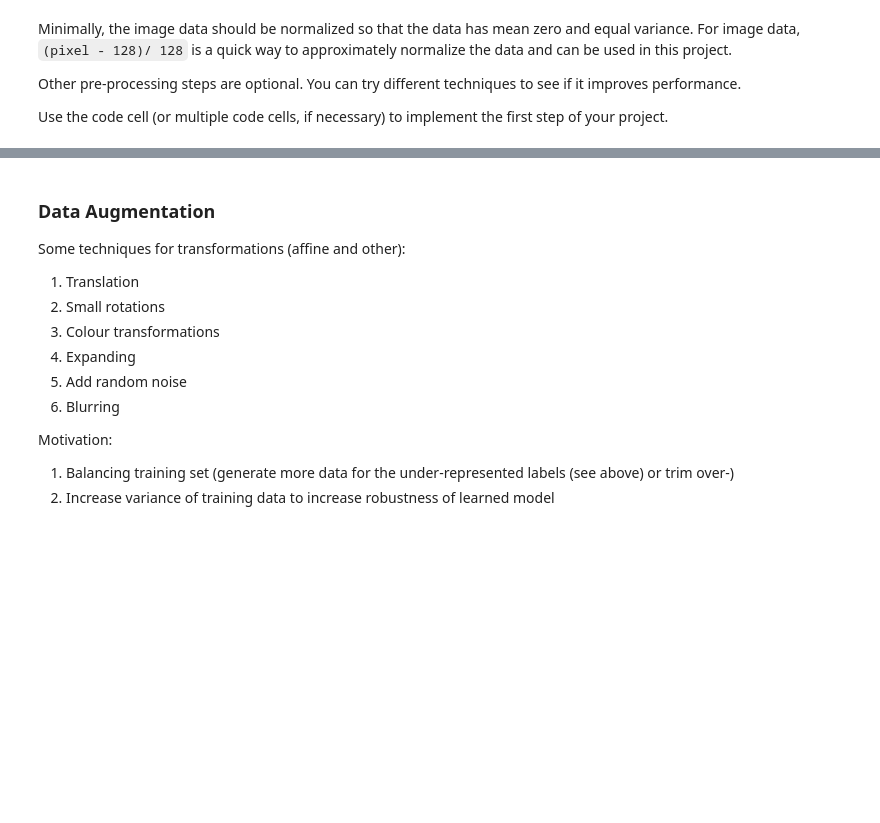
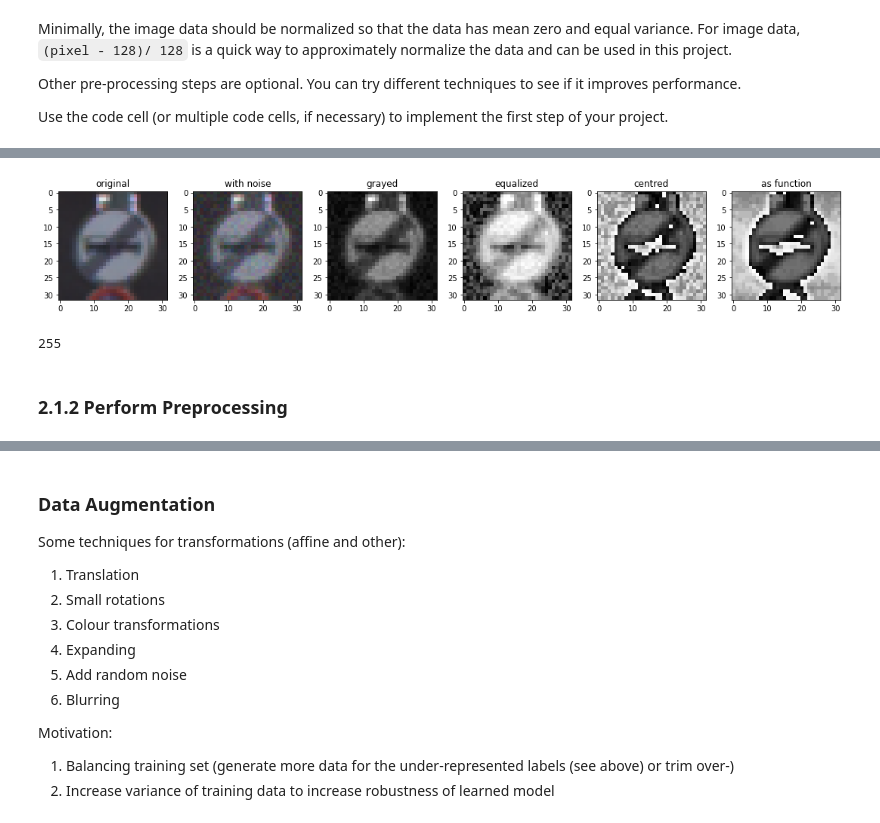
Before and after one commit to JesseSebastianGG/Traffic_Signs_Classifier, a Jupyter notebook: Traffic_Sign_Classifier.ipynb, the cells around one changed output, grey strips where cells are left out. Cells and saved outputs as stored; diff of their text form; code cells hidden in the pictures; blank space fills up the shorter version.

```diff
--- a/Traffic_Sign_Classifier.ipynb
+++ b/Traffic_Sign_Classifier.ipynb
@@ -306,9 +487,61 @@ for image in X_test:
-# %%
-# Convert dataset
-datasets = [X_train,X_valid,X_test]
-for dataset in datasets:
-    for image in dataset:
-        image = add_Gauss_noise(image)
-        image = gray(image) # 98,80,80
-        image = equalize(image) # 98,80,80
-        image = (image-128)/128 # 98,82,85 norm_basic(image) - fails, still not sure why but converts to b/w
+# %%
+# Visualization of Pre-Processing Chain
+# noise, gray, equalize, center
+
+# Define pre-processing function
+def pre_process(image,noise_=True,gray_=True,equalize_=True,center_=True):
+    if noise_:
+        image = add_Gauss_noise(image)
+    if gray_:
+        image = gray(image) # 98,80,80
+    if equalize_:
+        image = equalize(image) # 98,80,80
+    #image = (image-128)/128 # 98,82,85; NB norm_basic(image) - fails, still not sure why but converts to b/w
+    if center:
+        image = center(image) #NB should equalize happen second?
+
+    return image
+
+def viz_chain(img,noise_=True,gray_=True,equalize_=True,center_=True):
+    fig = plt.figure(figsize=(15,10))
+    a = fig.add_subplot(161)
+    a.set_title('original')
+    plt.imshow(img)
+
+    # Noise
+    pic_1 = add_Gauss_noise(img)
+    a = fig.add_subplot(162)
+    a.set_title('with noise')
+    plt.imshow(pic_1)
+
+    pic_2 = gray(pic_1)
+    a = fig.add_subplot(163)
+    a.set_title('grayed')
+    plt.imshow(pic_2,cmap='gray')
+
+    pic_3 = equalize(pic_2)
+    a = fig.add_subplot(164)
+    a.set_title('equalized')
+    plt.imshow(pic_3,cmap='gray')
+
+    pic_4 = center(pic_3)
+    a = fig.add_subplot(165)
+    a.set_title('centred')
+    plt.imshow(pic_4,cmap='gray')
+
+    pic_5 = pre_process(img,noise_=noise_,gray_=gray_,equalize_=equalize_,center_=center_) # test
+    a = fig.add_subplot(166)
+    a.set_title('as function')
+    plt.imshow(pic_5,cmap='gray')
+
+    plt.tight_layout()
+    plt.show()
+
+    print(np.max(pic_4-pic_5)) # double-check!
+imagen = X_train[110]
+viz_chain(imagen,noise_=False)
+# %% [output]
+[figure, added]
+255
+# %% [markdown]
+### 2.1.2 Perform Preprocessing
```
Also changed, not shown: parts of 28 cells of this notebook, 21 other files.
